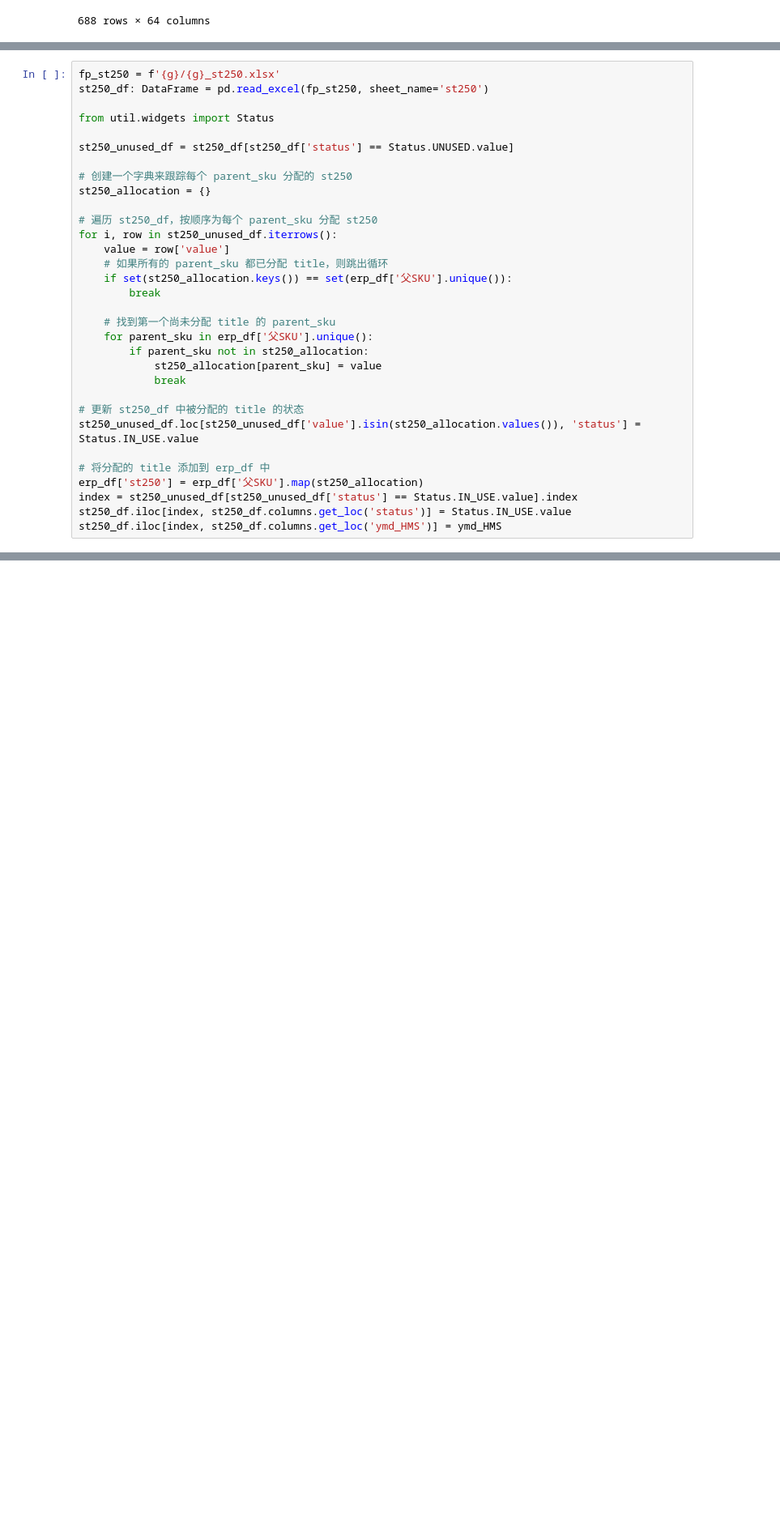
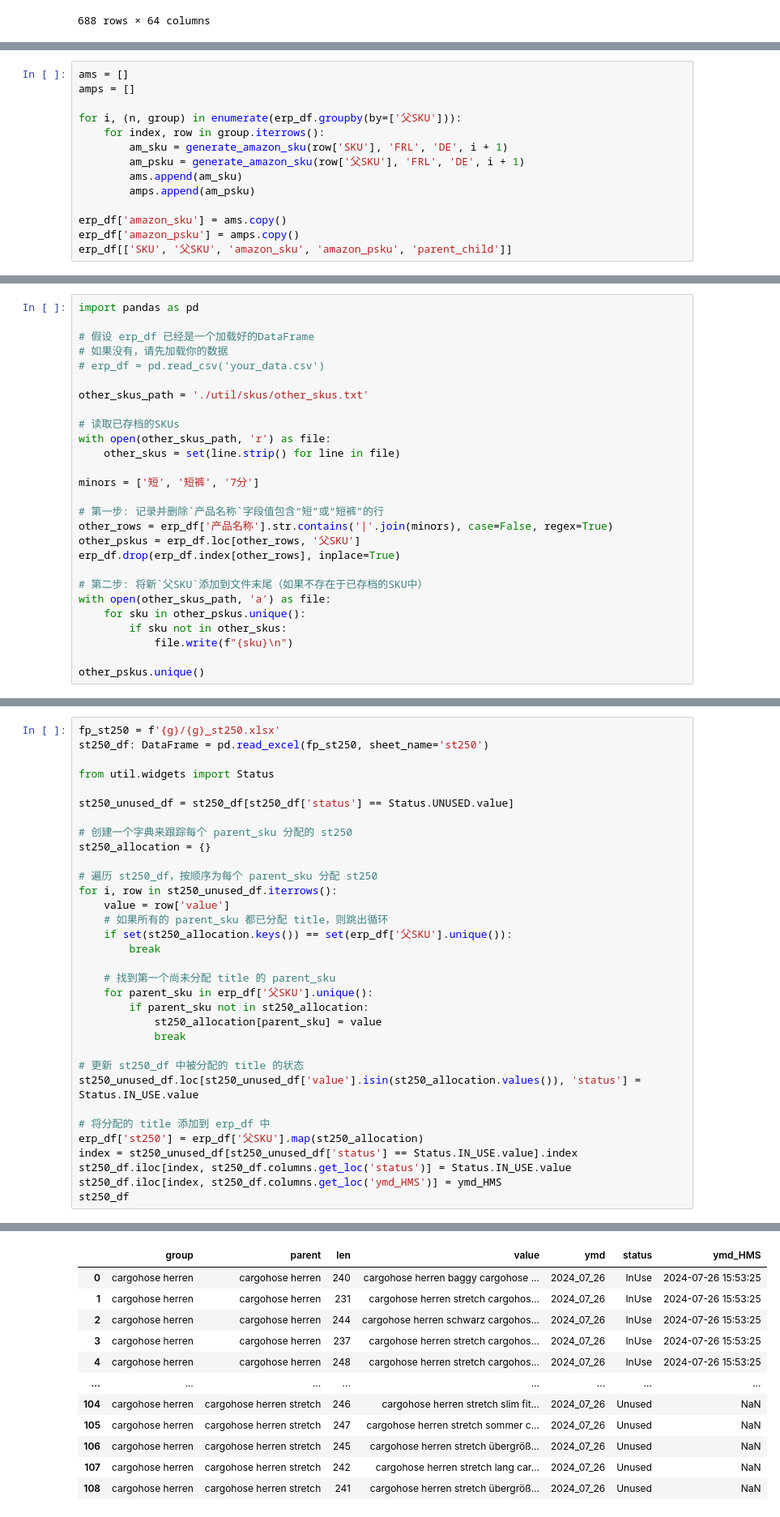
Before and after one commit to wuku32/project-step-2, a Jupyter notebook: goods_verification.ipynb, the cells around one changed output, grey strips where cells are left out. Shown at 81% size. Saved outputs shown, nothing was run; the diff lists cells and outputs as text; blank space fills up the shorter version.

```diff
--- a/goods_verification.ipynb
+++ b/goods_verification.ipynb
@@ -72,0 +78,14 @@ generate_amazon_sku(s1, 'FRL', 'DE', 1)
+# %%
+ams = []
+amps = []
+
+for i, (n, group) in enumerate(erp_df.groupby(by=['父SKU'])):
+    for index, row in group.iterrows():
+        am_sku = generate_amazon_sku(row['SKU'], 'FRL', 'DE', i + 1)
+        am_psku = generate_amazon_sku(row['父SKU'], 'FRL', 'DE', i + 1)
+        ams.append(am_sku)
+        amps.append(am_psku)
+
+erp_df['amazon_sku'] = ams.copy()
+erp_df['amazon_psku'] = amps.copy()
+erp_df[['SKU', '父SKU', 'amazon_sku', 'amazon_psku', 'parent_child']]
@@ -126,0 +180,27 @@ See the caveats in the documentation: https://pandas.pydata.org/pandas-docs/stab
+# %%
+import pandas as pd
+
+# 假设 erp_df 已经是一个加载好的DataFrame
+# 如果没有，请先加载你的数据
+# erp_df = pd.read_csv('your_data.csv')
+
+other_skus_path = './util/skus/other_skus.txt'
+
+# 读取已存档的SKUs
+with open(other_skus_path, 'r') as file:
+    other_skus = set(line.strip() for line in file)
+
+minors = ['短', '短裤', '7分']
+
+# 第一步: 记录并删除`产品名称`字段值包含“短”或“短裤”的行
+other_rows = erp_df['产品名称'].str.contains('|'.join(minors), case=False, regex=True)
+other_pskus = erp_df.loc[other_rows, '父SKU']
+erp_df.drop(erp_df.index[other_rows], inplace=True)
+
+# 第二步: 将新`父SKU`添加到文件末尾（如果不存在于已存档的SKU中）
+with open(other_skus_path, 'a') as file:
+    for sku in other_pskus.unique():
+        if sku not in other_skus:
+            file.write(f"{sku}\n")
+
+other_pskus.unique()
@@ -193,3 +313,5 @@ erp_df['st250'] = erp_df['父SKU'].map(st250_allocation)
 index = st250_unused_df[st250_unused_df['status'] == Status.IN_USE.value].index
 st250_df.iloc[index, st250_df.columns.get_loc('status')] = Status.IN_USE.value
 st250_df.iloc[index, st250_df.columns.get_loc('ymd_HMS')] = ymd_HMS
+st250_df
+# %% [output]
@@ -195,0 +323,12 @@ st250_df.iloc[index, st250_df.columns.get_loc('ymd_HMS')] = ymd_HMS
+|  | group | parent | len | value | ymd | status | ymd_HMS |
+| 0 | cargohose herren | cargohose herren | 240 | cargohose herren baggy cargohose ... | 2024_07_26 | InUse | 2024-07-26 15:53:25 |
+| 1 | cargohose herren | cargohose herren | 231 | cargohose herren stretch cargohos... | 2024_07_26 | InUse | 2024-07-26 15:53:25 |
+| 2 | cargohose herren | cargohose herren | 244 | cargohose herren schwarz cargohos... | 2024_07_26 | InUse | 2024-07-26 15:53:25 |
+| 3 | cargohose herren | cargohose herren | 237 | cargohose herren stretch cargohos... | 2024_07_26 | InUse | 2024-07-26 15:53:25 |
+| 4 | cargohose herren | cargohose herren | 248 | cargohose herren stretch cargohos... | 2024_07_26 | InUse | 2024-07-26 15:53:25 |
+| ... | ... | ... | ... | ... | ... | ... | ... |
+| 104 | cargohose herren | cargohose herren stretch | 246 | cargohose herren stretch slim fit... | 2024_07_26 | Unused | NaN |
+| 105 | cargohose herren | cargohose herren stretch | 247 | cargohose herren stretch sommer c... | 2024_07_26 | Unused | NaN |
+| 106 | cargohose herren | cargohose herren stretch | 245 | cargohose herren stretch übergröß... | 2024_07_26 | Unused | NaN |
+| 107 | cargohose herren | cargohose herren stretch | 242 | cargohose herren stretch lang car... | 2024_07_26 | Unused | NaN |
+| 108 | cargohose herren | cargohose herren stretch | 241 | cargohose herren stretch übergröß... | 2024_07_26 | Unused | NaN |
```
Also changed, not shown: parts of 28 cells of this notebook, 12 other files.
